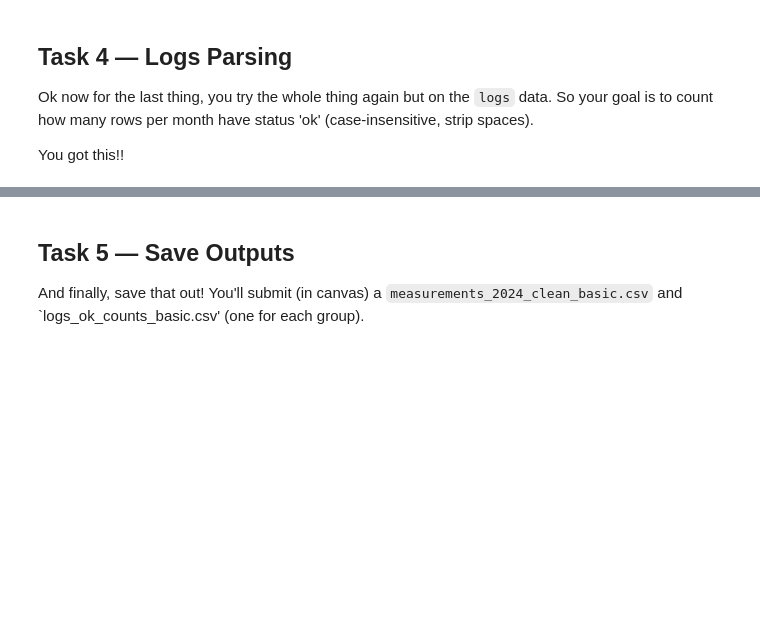
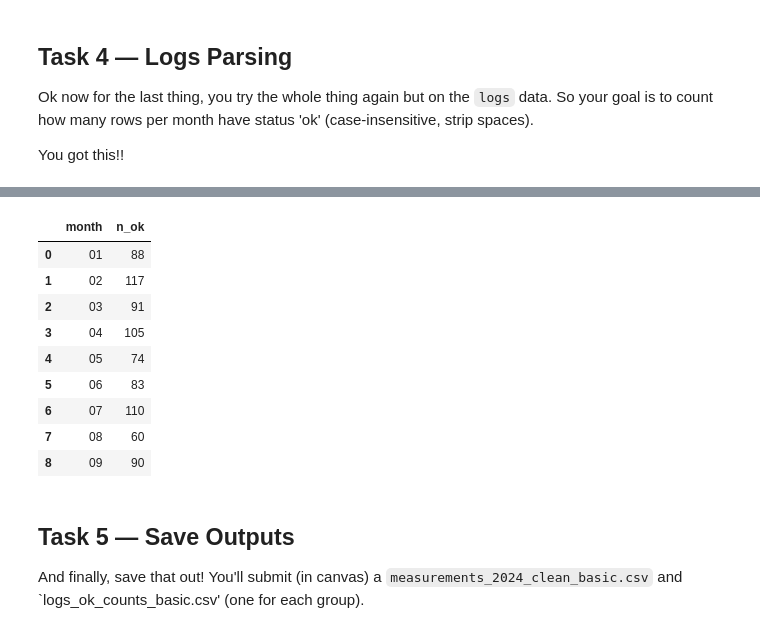
Before and after one commit to solangecdh3/assignments, a Jupyter notebook: hackathons/conditional_loop_hack.ipynb, the cells around one changed output, grey strips where cells are left out. Cells and saved outputs as stored; diff of their text form; code cells hidden in the pictures; blank space fills up the shorter version.

```diff
--- a/hackathons/conditional_loop_hack.ipynb
+++ b/hackathons/conditional_loop_hack.ipynb
@@ -270,3 +396,28 @@ You got this!!
+# %%
+months = ['01', '02', '03', '04', '05', '06', '07', '08', '09']
+n_ok = [0] * 9
+
+for i in range(len(df_clean)):
+    if df_clean.iloc[i]["status_norm"] == 'ok':
+        date_str = str(df_clean.iloc[i]["timestamp"])
+        if len(date_str) >= 7:
+            month = date_str[5:7]
+            if month in months:
+                n_ok[months.index(month)] += 1
+
+ok_counts = pd.DataFrame({"month": months, "n_ok": n_ok})
+ok_counts
+# %% [output]
+|  | month | n_ok |
+| 0 | 01 | 88 |
+| 1 | 02 | 117 |
+| 2 | 03 | 91 |
+| 3 | 04 | 105 |
+| 4 | 05 | 74 |
+| 5 | 06 | 83 |
+| 6 | 07 | 110 |
+| 7 | 08 | 60 |
+| 8 | 09 | 90 |
 # %% [markdown]
 ## Task 5 — Save Outputs
 
```
Also changed, not shown: parts of 5 cells of this notebook.
